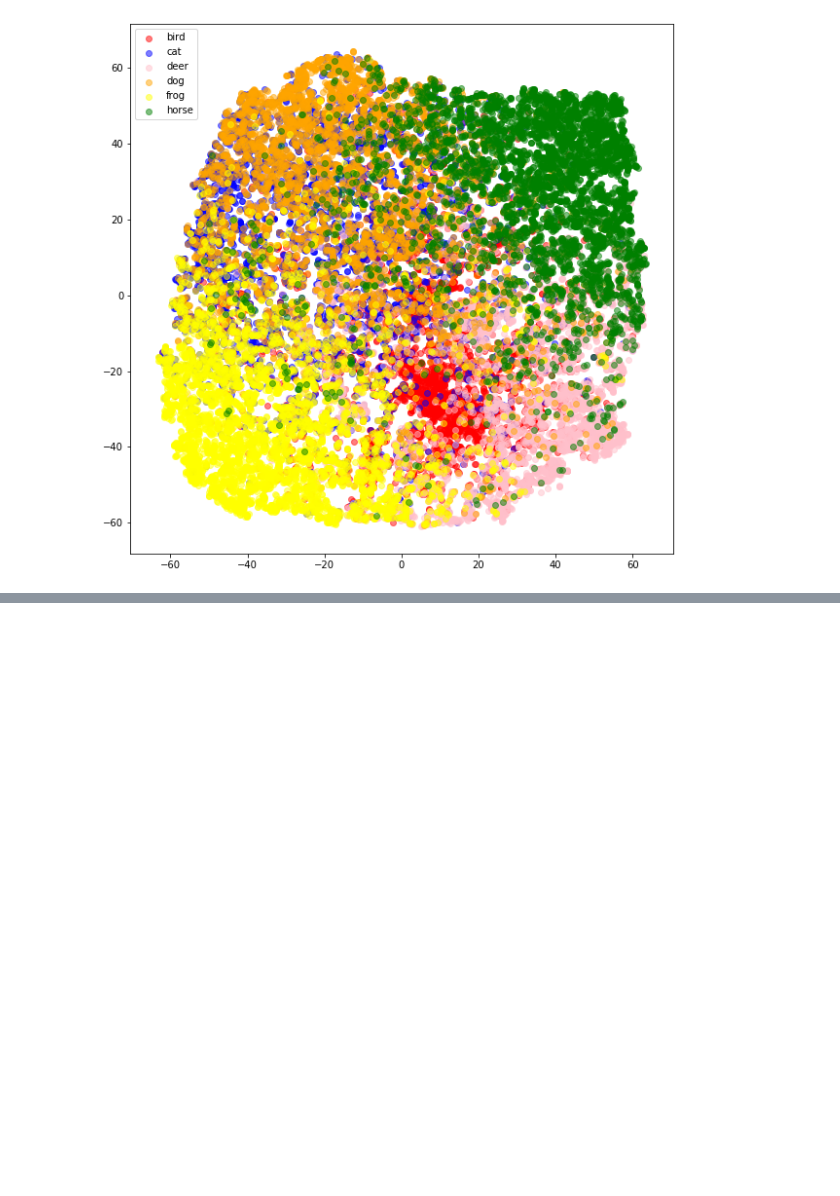
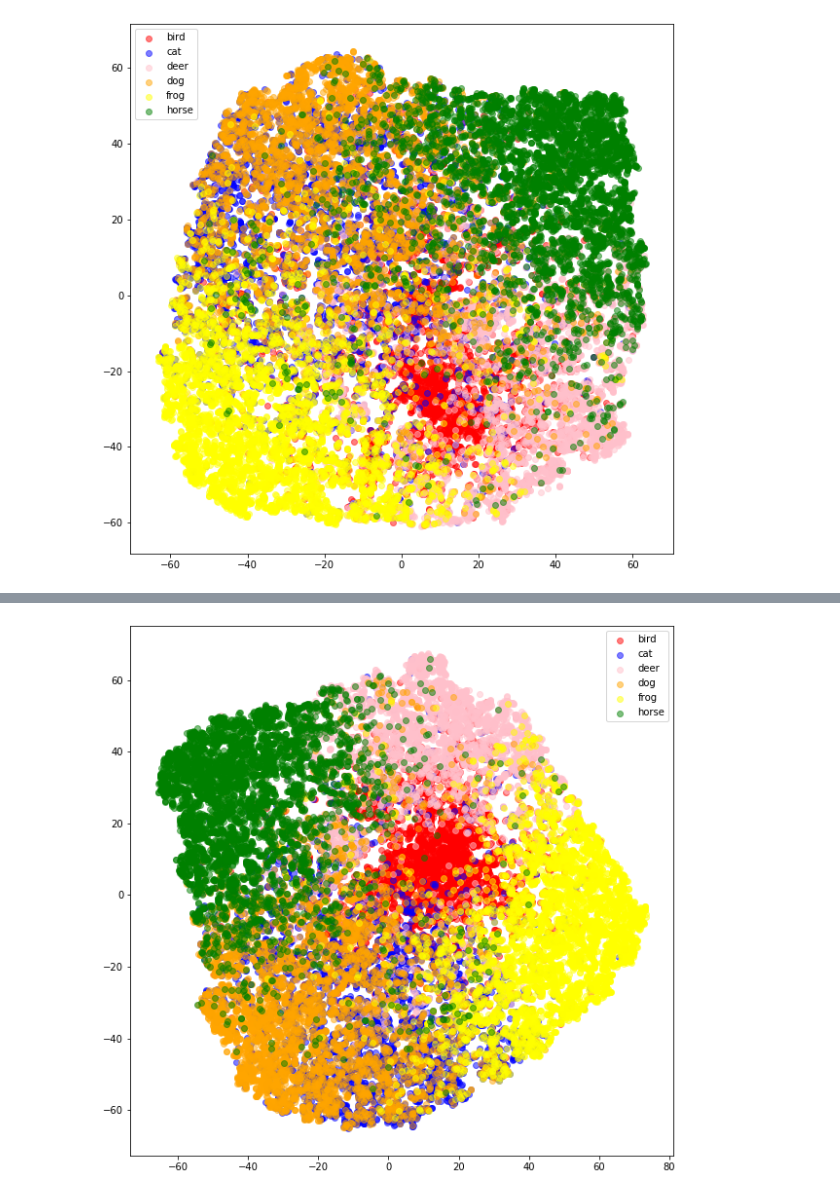
Before and after one commit to gesoges0/cifar10-pytorch-metric-learning, a Jupyter notebook: TripletNetwork_TripletLoss.ipynb, the cells around one changed output, grey strips where cells are left out. Cells and saved outputs as stored; diff of their text form; code cells hidden in the pictures; blank space fills up the shorter version.

```diff
--- a/TripletNetwork_TripletLoss.ipynb
+++ b/TripletNetwork_TripletLoss.ipynb
@@ -166,7 +166,7 @@ class TripletLoss(nn.Module):
         losses = F.relu(distance_positive - distance_negative + self.margin)
         return losses.mean() if size_average else losses.sum()
 # %%
-margin = 10
+margin = 5
 embedding_net = EmbeddingNet()
 model = TripletNet(embedding_net)
 model.to("cuda")
@@ -271,0 +307,7 @@ plot_embeddings(X_embedded, train_labels)
+# %%
+from sklearn.manifold import TSNE
+
+X_embedded = TSNE(n_components=2).fit_transform(train_embeddings)
+plot_embeddings(X_embedded, train_labels)
+# %% [output]
+[figure, added]
```
Also changed, not shown: parts of 7 cells of this notebook.
